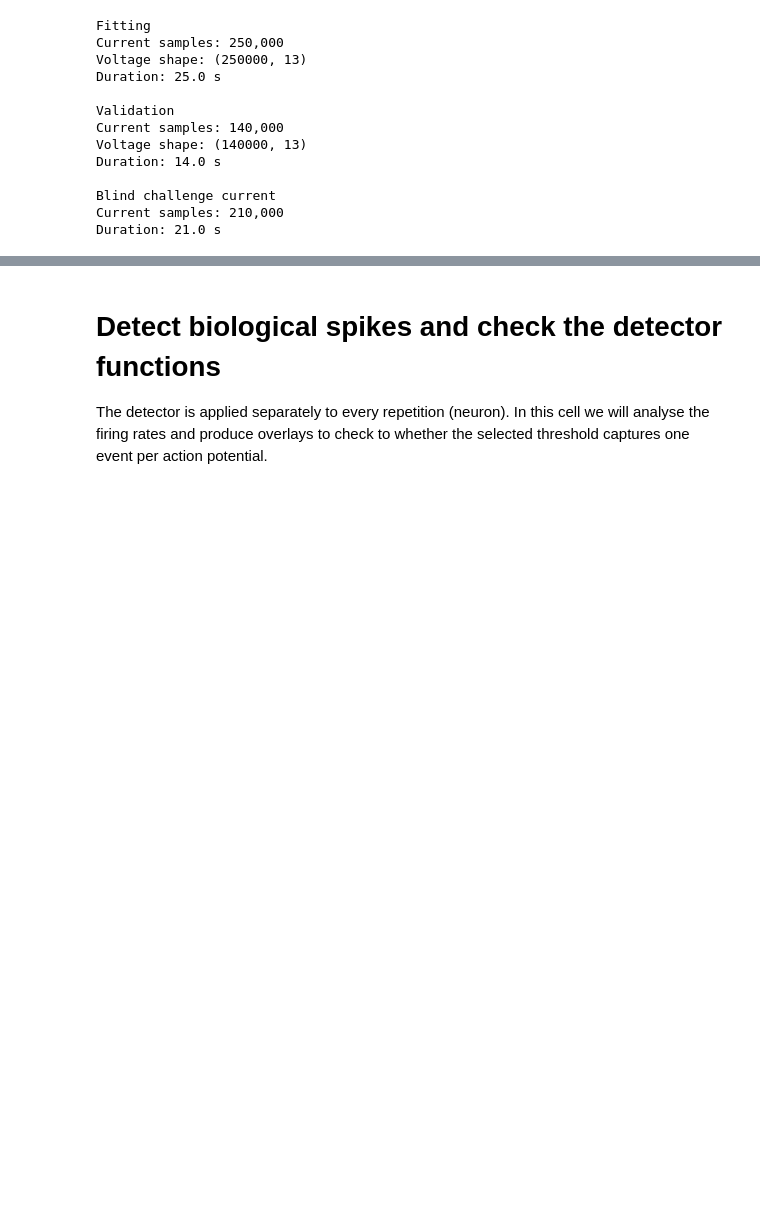
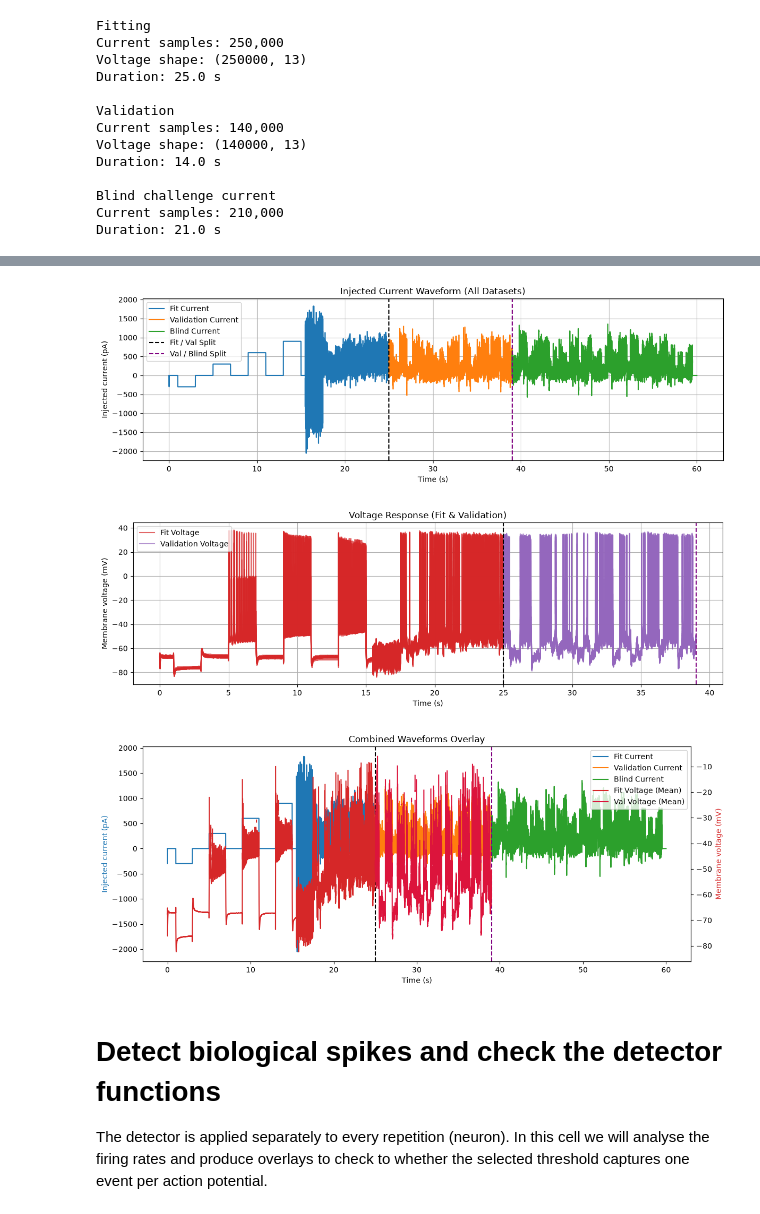
Before and after one commit to awg2024/jsc_nestml_amat, a Jupyter notebook: juypter/2009_competition/coincidence_analysis.ipynb, the cells around one changed output, grey strips where cells are left out. Cells and saved outputs as stored; diff of their text form; code cells hidden in the pictures; blank space fills up the shorter version.

```diff
--- a/juypter/2009_competition/coincidence_analysis.ipynb
+++ b/juypter/2009_competition/coincidence_analysis.ipynb
@@ -451,3 +364,83 @@ Duration: 21.0 s
+# %%
+
+# Define time arrays for each dataset slice using your DT_S
+t_fit = np.arange(fit_slice.start, fit_slice.stop) * DT_S
+t_validation = np.arange(validation_slice.start, validation_slice.stop) * DT_S
+t_blind = np.arange(blind_slice.start, blind_slice.stop) * DT_S
+
+
+# Plot injected Currents Across All Datasets
+plt.figure(figsize=(12, 4))
+plt.plot(t_fit, I_fit, label="Fit Current", color="tab:blue")  # fitting df
+plt.plot(t_validation, I_validation, label="Validation Current", color="tab:orange") # validation df
+plt.plot(t_blind, I_blind, label="Blind Current", color="tab:green") # blind df
+
+# Phase split lines across df
+plt.axvline(FIT_END_S, color="black", linestyle="--", label="Fit / Val Split") #
+plt.axvline(VALIDATION_END_S, color="purple", linestyle="--", label="Val / Blind Split")
+
+plt.xlabel("Time (s)")
+plt.ylabel("Injected current (pA)")
+plt.title("Injected Current Waveform (All Datasets)")
+plt.grid(True)
+plt.legend()
+plt.tight_layout()
+plt.show()
+
+# plotting voltage responses
+plt.figure(figsize=(12, 4))
+plt.plot(t_fit, V_fit, color="tab:red", alpha=0.7, label="Fit Voltage") # plotting all channels
+plt.plot(t_validation, V_validation, color="tab:purple", alpha=0.7, label="Validation Voltage")
+# Note!! V_blind does not exist, since we dont have this.
+
+# Phase split lines
+plt.axvline(FIT_END_S, color="black", linestyle="--")
+plt.axvline(VALIDATION_END_S, color="purple", linestyle="--")
+
+plt.xlabel("Time (s)")
+plt.ylabel("Membrane voltage (mV)")
+plt.title("Voltage Response (Fit & Validation)")
+plt.grid(True)
+
+# Clean up legend handle duplication if multi-channel voltage matrix is used
+handles, labels = plt.gca().get_legend_handles_labels()
+by_label = dict(zip(labels, handles))
+plt.legend(by_label.values(), by_label.keys())
+plt.tight_layout()
+plt.show()
+
+# Combined Overlay, to display injected current and voltage response
+fig, ax1 = plt.subplots(figsize=(12, 5))
+
+# Currents plotting across fit, validation, blind df
+ax1.plot(t_fit, I_fit, color="tab:blue", label="Fit Current")
+ax1.plot(t_validation, I_validation, color="tab:orange", label="Validation Current")
+ax1.plot(t_blind, I_blind, color="tab:green", label="Blind Current")
+ax1.set_xlabel("Time (s)")
+ax1.set_ylabel("Injected current (pA)", color="tab:blue")
+
+# Split indicators
+ax1.axvline(FIT_END_S, color="black", linestyle="--")
+ax1.axvline(VALIDATION_END_S, color="purple", linestyle="--")
+
+# Voltage (Shared X-axis)
+ax2 = ax1.twinx()
+# Plotting mean across channels for clean visualization if V_fit/V_validation are multi-channel
+ax2.plot(t_fit, np.mean(V_fit, axis=1) if V_fit.ndim > 1 else V_fit, color="tab:red", linewidth=1.5, label="Fit Voltage (Mean)")
+ax2.plot(t_validation, np.mean(V_validation, axis=1) if V_validation.ndim > 1 else V_validation, color="crimson", linewidth=1.5, label="Val Voltage (Mean)")
+ax2.set_ylabel("Membrane voltage (mV)", color="tab:red")
+
+# Consolidated Legend, combining past legeneds with this?
+lines1, labels1 = ax1.get_legend_handles_labels()
+lines2, labels2 = ax2.get_legend_handles_labels()
+ax1.legend(lines1 + lines2, labels1 + labels2, loc="upper right")
+plt.title("Combined Waveforms Overlay")
+fig.tight_layout()
+plt.show()
+# %% [output]
+[figure, added]
+[figure, added]
+[figure, added]
 # %% [markdown]
 # Detect biological spikes and check the detector functions
 
```
Also changed, not shown: parts of 6 cells of this notebook, 14 other files.
